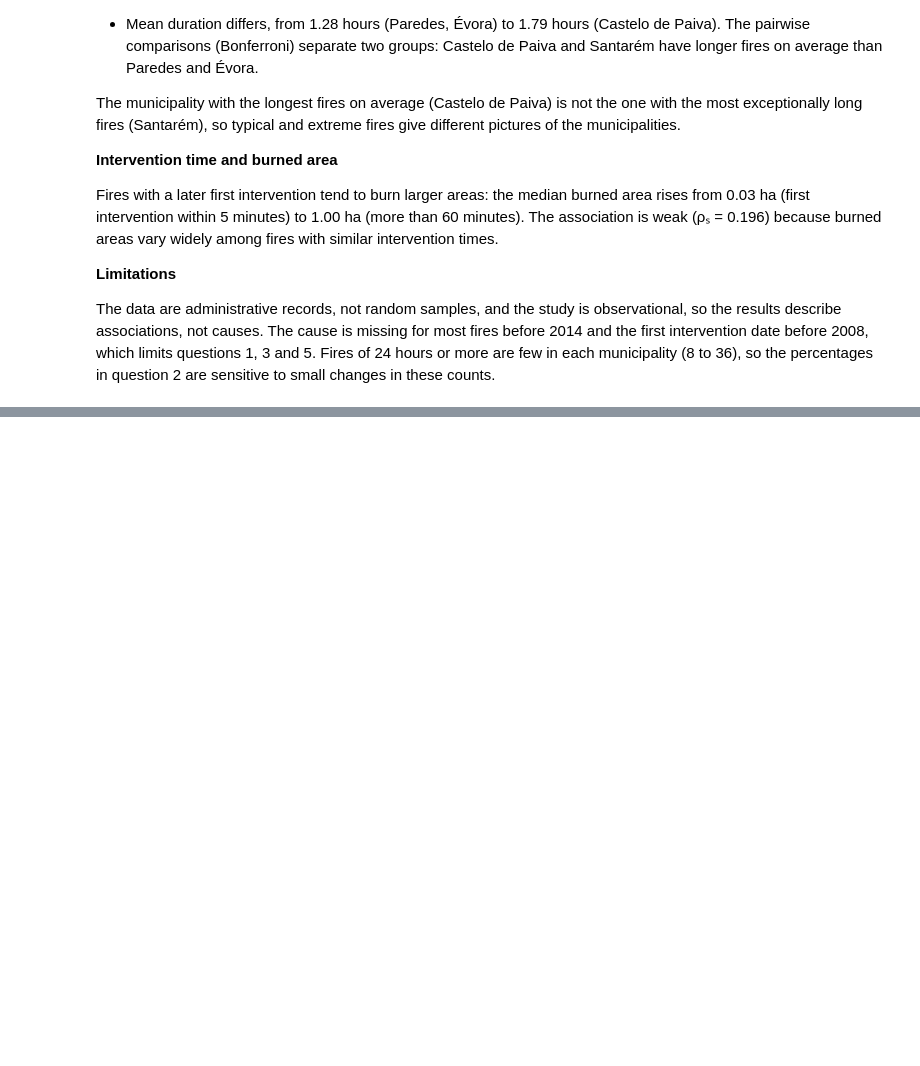
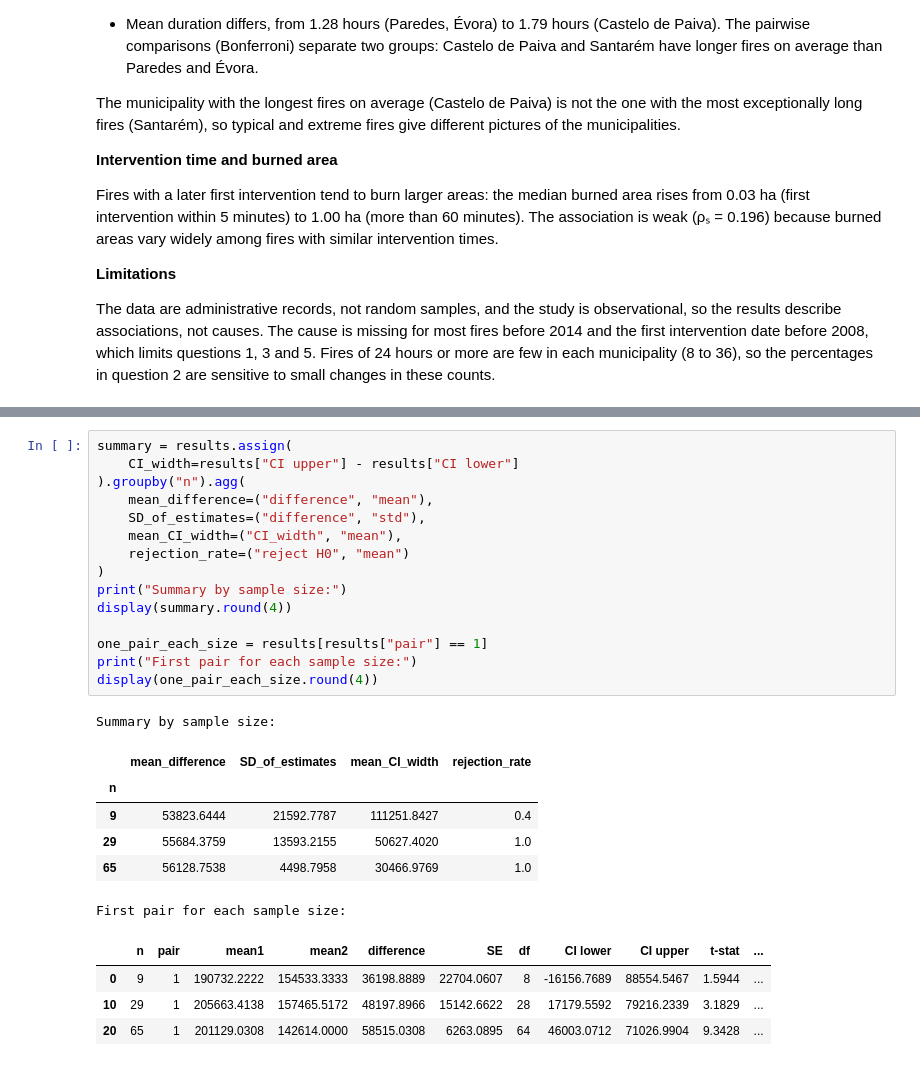
Before and after one commit to KevinSalgado/Statistics_Project, a Jupyter notebook: Data_Preparation_and_Visualization.ipynb, the cells around one changed output, grey strips where cells are left out. Cells and saved outputs as stored; diff of their text form; blank space fills up the shorter version.

```diff
--- a/Data_Preparation_and_Visualization.ipynb
+++ b/Data_Preparation_and_Visualization.ipynb
@@ -2316,0 +2483,27 @@ are sensitive to small changes in these counts.
+# %%
+summary = results.assign(
+    CI_width=results["CI upper"] - results["CI lower"]
+).groupby("n").agg(
+    mean_difference=("difference", "mean"),
+    SD_of_estimates=("difference", "std"),
+    mean_CI_width=("CI_width", "mean"),
+    rejection_rate=("reject H0", "mean")
+)
+print("Summary by sample size:")
+display(summary.round(4))
+
+one_pair_each_size = results[results["pair"] == 1]
+print("First pair for each sample size:")
+display(one_pair_each_size.round(4))
+# %% [output]
+Summary by sample size:
+|  | mean_difference | SD_of_estimates | mean_CI_width | rejection_rate |
+| n |  |  |  |  |
+| 9 | 53823.6444 | 21592.7787 | 111251.8427 | 0.4 |
+| 29 | 55684.3759 | 13593.2155 | 50627.4020 | 1.0 |
+| 65 | 56128.7538 | 4498.7958 | 30466.9769 | 1.0 |
+First pair for each sample size:
+|  | n | pair | mean1 | mean2 | difference | SE | df | CI lower | CI upper | t-stat | ... |
+| 0 | 9 | 1 | 190732.2222 | 154533.3333 | 36198.8889 | 22704.0607 | 8 | -16156.7689 | 88554.5467 | 1.5944 | ... |
+| 10 | 29 | 1 | 205663.4138 | 157465.5172 | 48197.8966 | 15142.6622 | 28 | 17179.5592 | 79216.2339 | 3.1829 | ... |
+| 20 | 65 | 1 | 201129.0308 | 142614.0000 | 58515.0308 | 6263.0895 | 64 | 46003.0712 | 71026.9904 | 9.3428 | ... |
```
Also changed, not shown: parts of 8 cells of this notebook, 1 other file.
